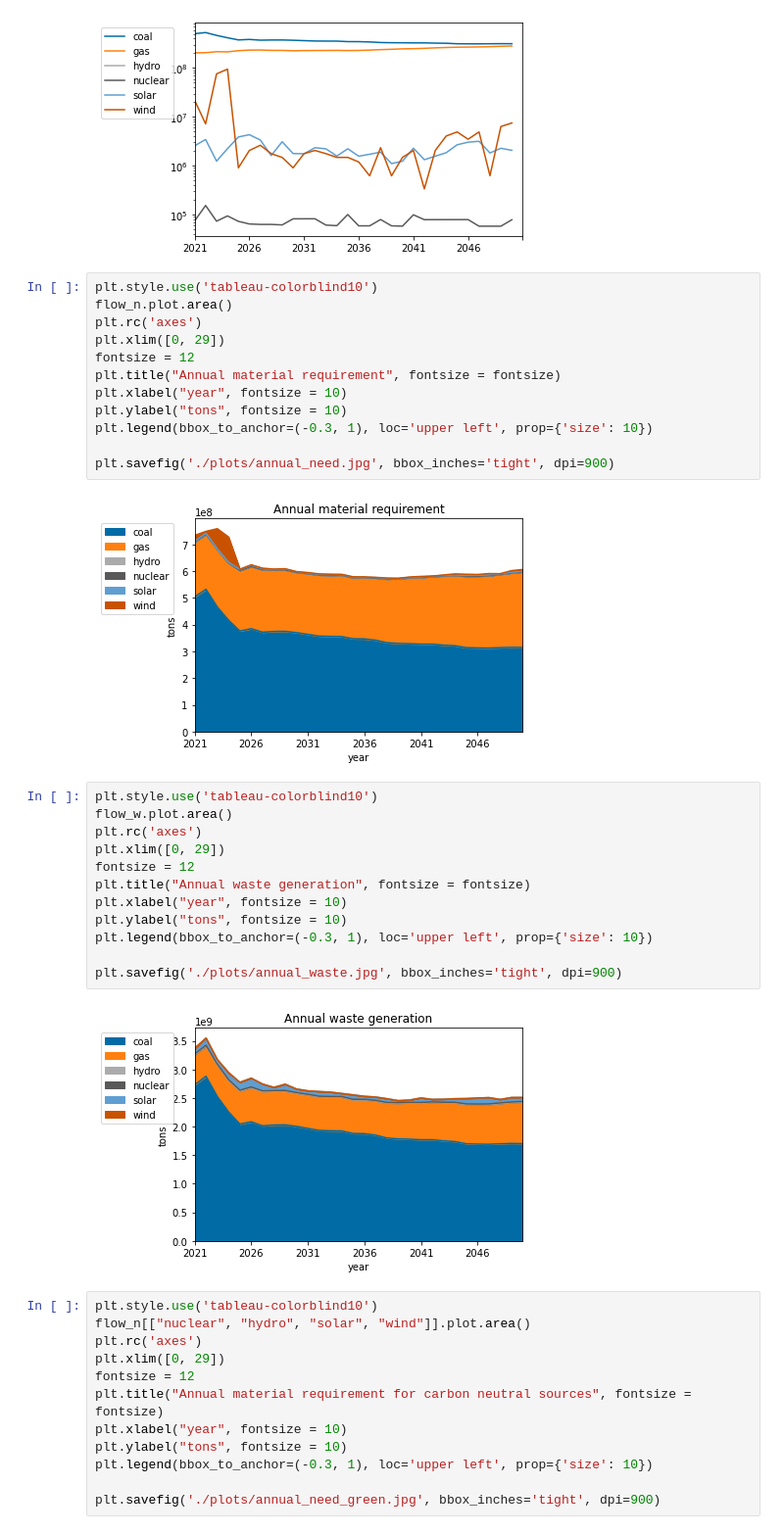
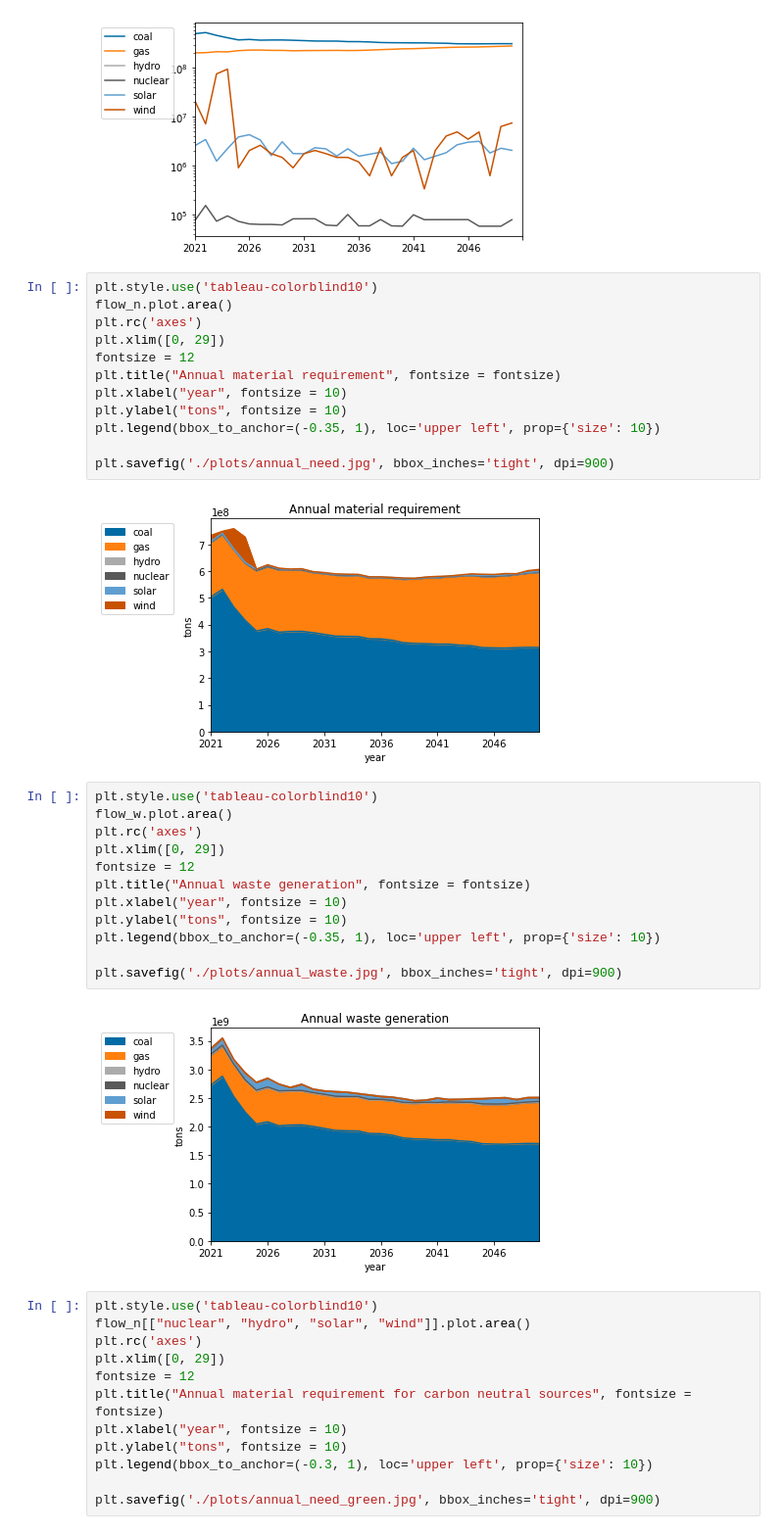
Before and after one commit to di212/mining_waste, a Jupyter notebook: get_material_flows (1).ipynb, the cells around one changed output. Shown at 98% size. Drawn from its saved outputs; the diff is of its cells as text.

```diff
--- a/get_material_flows (1).ipynb
+++ b/get_material_flows (1).ipynb
@@ -459,25 +459,25 @@ fontsize = 12
 plt.title("Annual material requirement", fontsize = fontsize)
 plt.xlabel("year", fontsize = 10)
 plt.ylabel("tons", fontsize = 10)
-plt.legend(bbox_to_anchor=(-0.3, 1), loc='upper left', prop={'size': 10})
+plt.legend(bbox_to_anchor=(-0.35, 1), loc='upper left', prop={'size': 10})
 
 plt.savefig('./plots/annual_need.jpg', bbox_inches='tight', dpi=900)
 # %% [output]
-[figure, old version]
+[figure, new version]
 # %%
 plt.style.use('tableau-colorblind10')
 flow_w.plot.area()
 plt.rc('axes')
 plt.xlim([0, 29])
 fontsize = 12
 plt.title("Annual waste generation", fontsize = fontsize)
 plt.xlabel("year", fontsize = 10)
 plt.ylabel("tons", fontsize = 10)
-plt.legend(bbox_to_anchor=(-0.3, 1), loc='upper left', prop={'size': 10})
+plt.legend(bbox_to_anchor=(-0.35, 1), loc='upper left', prop={'size': 10})
 
 plt.savefig('./plots/annual_waste.jpg', bbox_inches='tight', dpi=900)
 # %% [output]
-[figure, old version]
+[figure, new version]
 # %%
 plt.style.use('tableau-colorblind10')
 flow_n[["nuclear", "hydro", "solar", "wind"]].plot.area()
```
Also changed, not shown: 6 other files.
